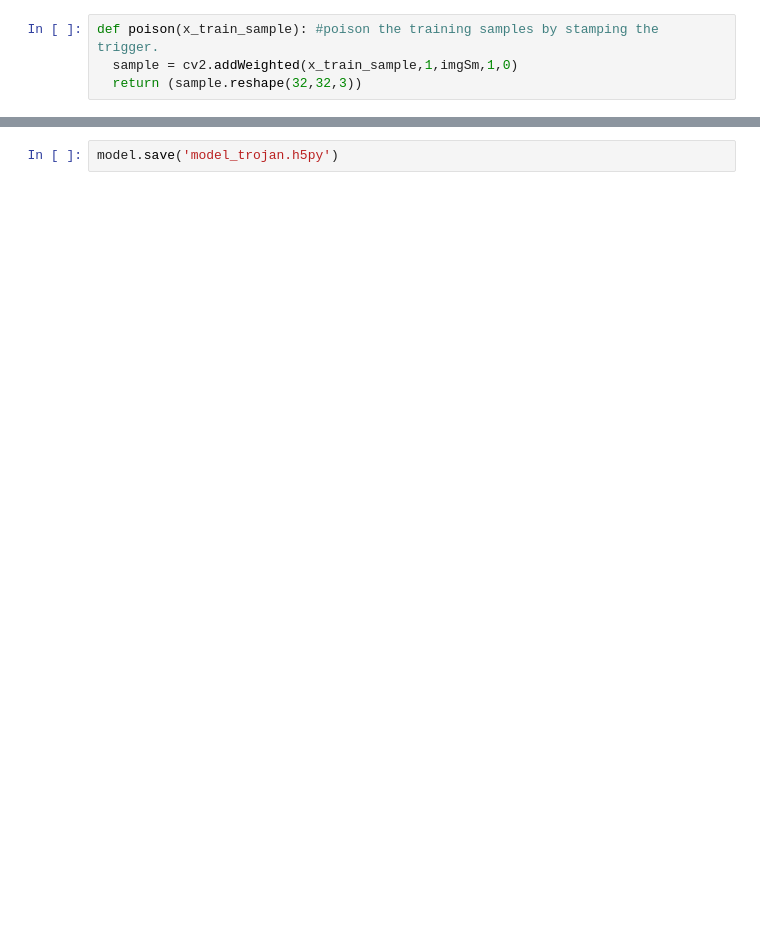
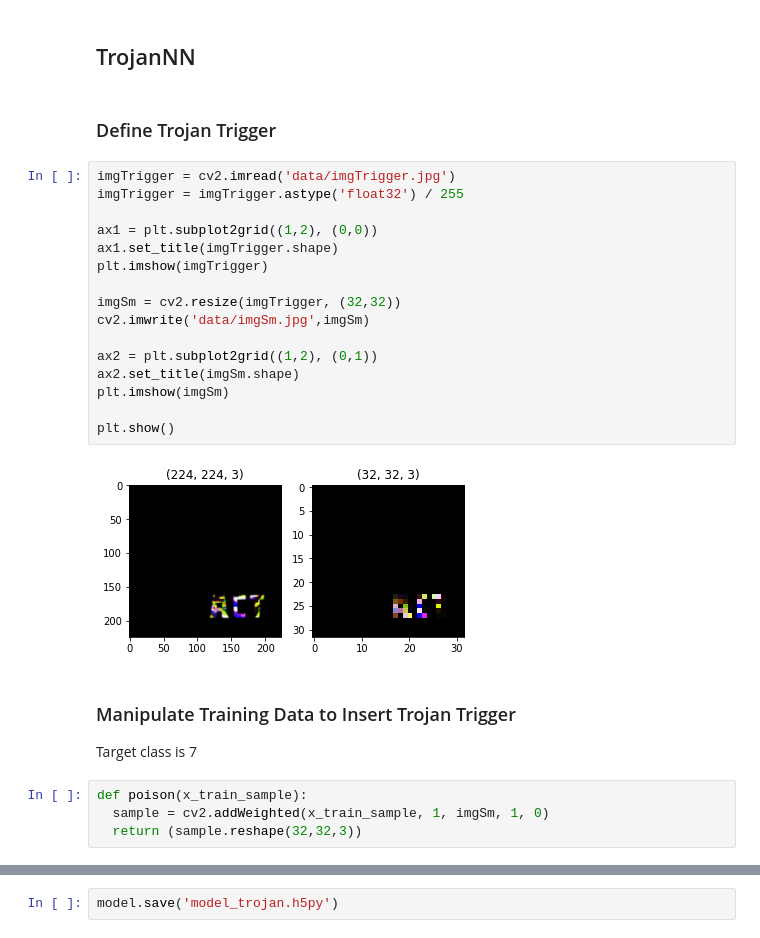
Before and after one commit to amecava/strip, a Jupyter notebook: STRIP_CIFAR10.ipynb, the cells around one changed output, grey strips where cells are left out. Drawn from its saved outputs; the diff is of its cells as text; blank space fills up the shorter version.

```diff
--- a/STRIP_CIFAR10.ipynb
+++ b/STRIP_CIFAR10.ipynb
@@ -66,4 +34,29 @@ print(imgSm.shape)
+# %% [markdown]
+## TrojanNN
+# %% [markdown]
+### Define Trojan Trigger
+# %%
+imgTrigger = cv2.imread('data/imgTrigger.jpg')
+imgTrigger = imgTrigger.astype('float32') / 255
+
+ax1 = plt.subplot2grid((1,2), (0,0))
+ax1.set_title(imgTrigger.shape)
+plt.imshow(imgTrigger)
+
+imgSm = cv2.resize(imgTrigger, (32,32))
+cv2.imwrite('data/imgSm.jpg',imgSm)
+
+ax2 = plt.subplot2grid((1,2), (0,1))
+ax2.set_title(imgSm.shape)
+plt.imshow(imgSm)
+
+plt.show()
+# %% [output]
+[figure, added]
+# %% [markdown]
+### Manipulate Training Data to Insert Trojan Trigger
+Target class is 7
 # %%
-def poison(x_train_sample): #poison the training samples by stamping the trigger.
-  sample = cv2.addWeighted(x_train_sample,1,imgSm,1,0)
+def poison(x_train_sample):
+  sample = cv2.addWeighted(x_train_sample, 1, imgSm, 1, 0)
   return (sample.reshape(32,32,3))
```
Also changed, not shown: parts of 33 cells of this notebook, 3 other files.
